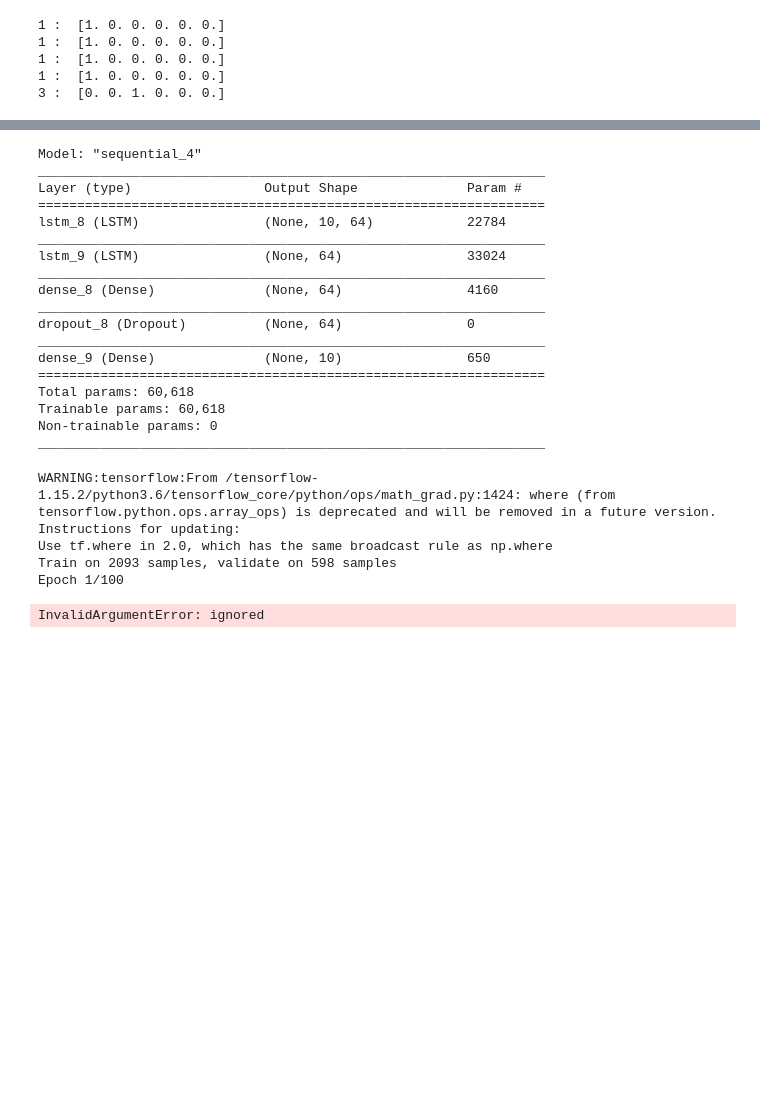
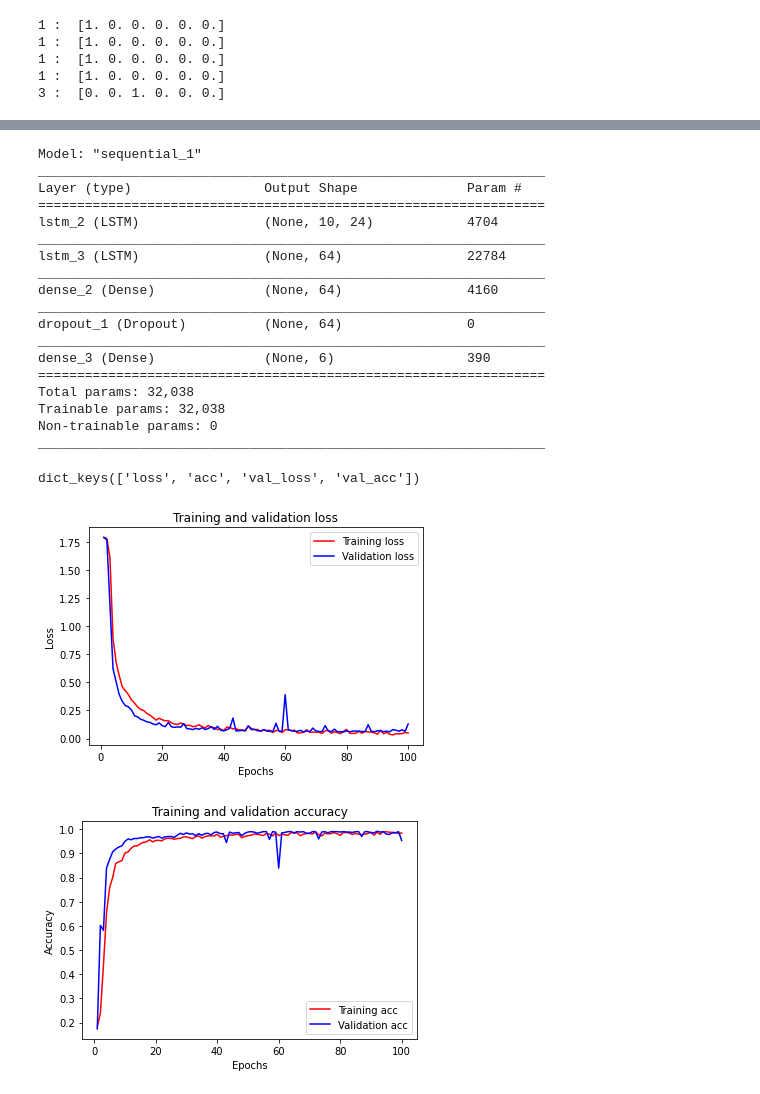
Before and after one commit to Sathyakumarnsk/action_classifier, a Jupyter notebook: lstm_N.ipynb, the cells around one changed output, grey strips where cells are left out. Saved outputs shown, nothing was run; the diff lists cells and outputs as text; code cells hidden in the pictures; blank space fills up the shorter version.

```diff
--- a/lstm_N.ipynb
+++ b/lstm_N.ipynb
@@ -101,14 +104,13 @@ from tensorflow.keras.utils import normalize
 #from keras.preprocessing import timeseries_dataset_from_array
 X=normalize(X)
 # %%
-
 def batcher(l,y,n=10):
   batches=[]
   labels_b=[]
   for i in range(0,len(l),1):
     if (i<len(l)-n):
       batches.append(l[i:n+i])
-      labels_b.append(y[i:n+i])
+      labels_b.append(y[i])
   return batches,labels_b
       #print(l[i:n+i])
 
@@ -130,51 +134,46 @@ def build_model(input_shape):
     model = keras.Sequential()
 
     # 2 LSTM layers
-    model.add(keras.layers.LSTM(64, input_shape=input_shape, return_sequences=True))
+    model.add(keras.layers.LSTM(24, input_shape=input_shape, return_sequences=True))
     model.add(keras.layers.LSTM(64))
 
     # dense layer
     model.add(keras.layers.Dense(64, activation='relu'))
     model.add(keras.layers.Dropout(0.3))
-
+    #model.add(keras.layers.LSTM(1, activation="tanh"))
     # output layer
-    model.add(keras.layers.Dense(10, activation='softmax'))
+    model.add(keras.layers.Dense(6, activation='softmax'))
 
     return model
 # %%
-model=build_model((10,24))
+input_shape = (X_train.shape[1], X_train.shape[2])
+model=build_model(input_shape)
 model.summary()
+
 optimiser = keras.optimizers.Adam(learning_rate=0.0001)
 model.compile(optimizer=optimiser, loss='categorical_crossentropy', metrics=['accuracy'])
 # %% [output]
-Model: "sequential_4"
+Model: "sequential_1"
 _________________________________________________________________
 Layer (type)                 Output Shape              Param #
 =================================================================
-lstm_8 (LSTM)                (None, 10, 64)            22784
+lstm_2 (LSTM)                (None, 10, 24)            4704
 _________________________________________________________________
-lstm_9 (LSTM)                (None, 64)                33024
+lstm_3 (LSTM)                (None, 64)                22784
 _________________________________________________________________
-dense_8 (Dense)              (None, 64)                4160
+dense_2 (Dense)              (None, 64)                4160
 _________________________________________________________________
-dropout_8 (Dropout)          (None, 64)                0
+dropout_1 (Dropout)          (None, 64)                0
 _________________________________________________________________
-dense_9 (Dense)              (None, 10)                650
+dense_3 (Dense)              (None, 6)                 390
 =================================================================
-Total params: 60,618
-Trainable params: 60,618
+Total params: 32,038
+Trainable params: 32,038
 Non-trainable params: 0
 _________________________________________________________________
 # %%
 # batch_size: number of samples per gradient update
 # epochs: how many times to pass through the whole training set
 # verbose: show one line for every completed epoch
-history=model.fit(X_train, Y_train, batch_size=24, epochs=100, verbose=2, validation_data=(X_val, Y_val))
+history=model.fit(X_train, Y_train, batch_size=10, epochs=100, verbose=2, validation_data=(X_val, Y_val))
 #model.summary()
-# %% [output]
-WARNING:tensorflow:From /tensorflow-1.15.2/python3.6/tensorflow_core/python/ops/math_grad.py:1424: where (from tensorflow.python.ops.array_ops) is deprecated and will be removed in a future version.
-Instructions for updating:
-Use tf.where in 2.0, which has the same broadcast rule as np.where
-Train on 2093 samples, validate on 598 samples
-Epoch 1/100
-InvalidArgumentError: ignored
@@ -180,0 +183,39 @@ InvalidArgumentError: ignored
+# %%
+history.history.keys()
+# %% [output]
+dict_keys(['loss', 'acc', 'val_loss', 'val_acc'])
+# %%
+def plot_history(history):
+  history_dict = history.history
+  keys=list(history_dict.keys())
+  acc = history_dict['acc']
+  val_acc = history_dict['val_acc']
+  loss = history_dict['loss']
+  val_loss = history_dict['val_loss']
+
+  epochs = range(1, len(acc) + 1)
+
+  # "bo" is for "blue dot"
+  plt.plot(epochs, loss, 'r', label='Training loss')
+  # b is for "solid blue line"
+  plt.plot(epochs, val_loss, 'b', label='Validation loss')
+  plt.title('Training and validation loss')
+  plt.xlabel('Epochs')
+  plt.ylabel('Loss')
+  plt.legend()
+
+  plt.show()
+
+  plt.plot(epochs, acc, 'r', label='Training acc')
+  plt.plot(epochs, val_acc, 'b', label='Validation acc')
+  plt.title('Training and validation accuracy')
+  plt.xlabel('Epochs')
+  plt.ylabel('Accuracy')
+  plt.legend(loc='lower right')
+
+  plt.show()
+
+plot_history(history)
+# %% [output]
+[figure, added]
+[figure, added]
```
Also changed, not shown: parts of 4 cells of this notebook.
